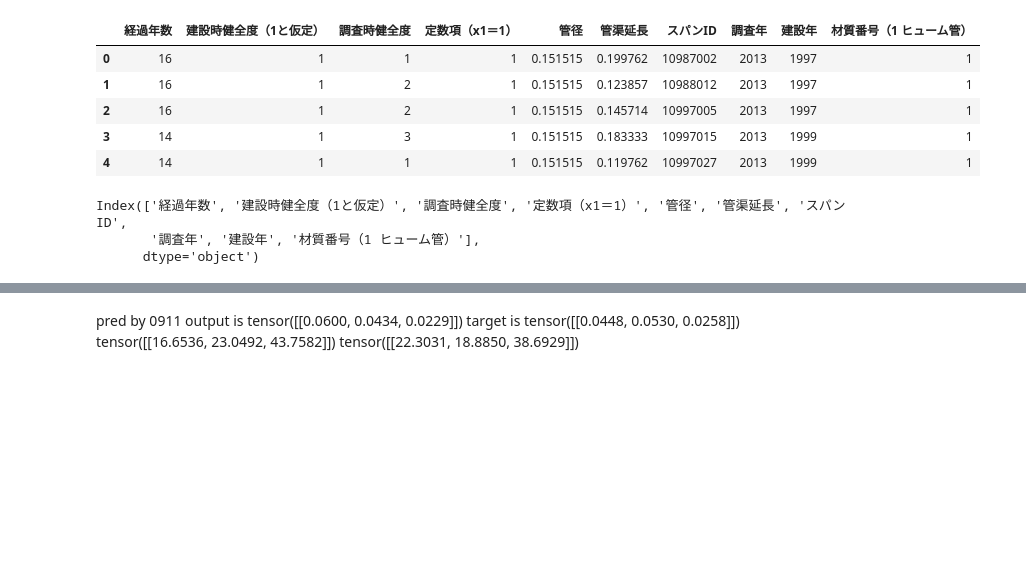
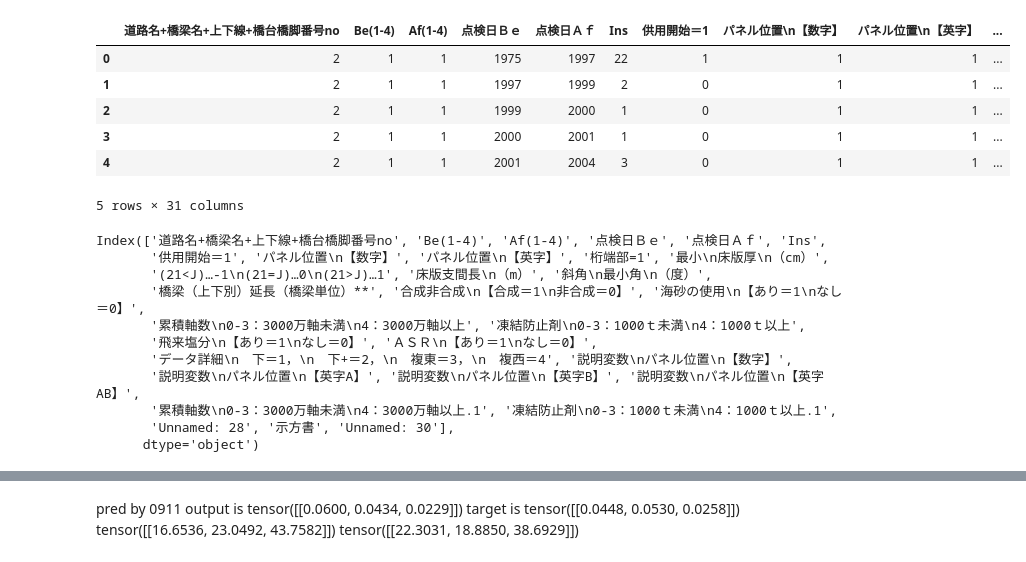
Before and after one commit to natsuki0720/CTMCxDeepSets, a Jupyter notebook: notebooks/evaluate_mixed_model_for_real_data_temp.ipynb, the cells around one changed output, grey strips where cells are left out. Drawn from its saved outputs; the diff is of its cells as text; code cells hidden in the pictures; blank space fills up the shorter version.

```diff
--- a/notebooks/evaluate_mixed_model_for_real_data_temp.ipynb
+++ b/notebooks/evaluate_mixed_model_for_real_data_temp.ipynb
@@ -65,25 +62,34 @@ DeepSets_varSets_forDiagnel(
   (out_fc3): Linear(in_features=64, out_features=3, bias=True)
 )
 # %%
-data_name = "suidou"
+data_name = "shoban"
 
 real_data_dir = f"../real_data/{data_name}.csv"
 if data_name == "RCBridge":
     df = pd.read_csv(real_data_dir, delimiter=",",header = None)
 else:
     df = pd.read_csv(real_data_dir, delimiter=",")
 display(df.head())
 print(df.columns)
 # %% [output]
-|  | 経過年数 | 建設時健全度（1と仮定） | 調査時健全度 | 定数項（x1＝1） | 管径 | 管渠延長 | スパンID | 調査年 | 建設年 | 材質番号（1 ヒューム管） |
-| 0 | 16 | 1 | 1 | 1 | 0.151515 | 0.199762 | 10987002 | 2013 | 1997 | 1 |
-| 1 | 16 | 1 | 2 | 1 | 0.151515 | 0.123857 | 10988012 | 2013 | 1997 | 1 |
-| 2 | 16 | 1 | 2 | 1 | 0.151515 | 0.145714 | 10997005 | 2013 | 1997 | 1 |
-| 3 | 14 | 1 | 3 | 1 | 0.151515 | 0.183333 | 10997015 | 2013 | 1999 | 1 |
-| 4 | 14 | 1 | 1 | 1 | 0.151515 | 0.119762 | 10997027 | 2013 | 1999 | 1 |
+|  | 道路名+橋梁名+上下線+橋台橋脚番号no | Be(1-4) | Af(1-4) | 点検日Ｂｅ | 点検日Ａｆ | Ins | 供用開始＝1 | パネル位置\n【数字】 | パネル位置\n【英字】 | ... |
+| 0 | 2 | 1 | 1 | 1975 | 1997 | 22 | 1 | 1 | 1 | ... |
+| 1 | 2 | 1 | 1 | 1997 | 1999 | 2 | 0 | 1 | 1 | ... |
+| 2 | 2 | 1 | 1 | 1999 | 2000 | 1 | 0 | 1 | 1 | ... |
+| 3 | 2 | 1 | 1 | 2000 | 2001 | 1 | 0 | 1 | 1 | ... |
+| 4 | 2 | 1 | 1 | 2001 | 2004 | 3 | 0 | 1 | 1 | ... |
-Index(['経過年数', '建設時健全度（1と仮定）', '調査時健全度', '定数項（x1＝1）', '管径', '管渠延長', 'スパンID',
-       '調査年', '建設年', '材質番号（1 ヒューム管）'],
-      dtype='object')
+5 rows × 31 columns
+Index(['道路名+橋梁名+上下線+橋台橋脚番号no', 'Be(1-4)', 'Af(1-4)', '点検日Ｂｅ', '点検日Ａｆ', 'Ins',
+       '供用開始＝1', 'パネル位置\n【数字】', 'パネル位置\n【英字】', '桁端部=1', '最小\n床版厚\n（cm）',
+       '(21<J)…-1\n(21=J)…0\n(21>J)…1', '床版支間長\n（m）', '斜角\n最小角\n（度）',
+       '橋梁（上下別）延長（橋梁単位）**', '合成非合成\n【合成＝1\n非合成＝0】', '海砂の使用\n【あり＝1\nなし＝0】',
+       '累積軸数\n0-3：3000万軸未満\n4：3000万軸以上', '凍結防止剤\n0-3：1000ｔ未満\n4：1000ｔ以上',
+       '飛来塩分\n【あり＝1\nなし＝0】', 'ＡＳＲ\n【あり＝1\nなし＝0】',
+       'データ詳細\n　下＝1，\n　下+＝2，\n　複東＝3，\n　複西＝4', '説明変数\nパネル位置\n【数字】',
+       '説明変数\nパネル位置\n【英字A】', '説明変数\nパネル位置\n【英字B】', '説明変数\nパネル位置\n【英字AB】',
+       '累積軸数\n0-3：3000万軸未満\n4：3000万軸以上.1', '凍結防止剤\n0-3：1000ｔ未満\n4：1000ｔ以上.1',
+       'Unnamed: 28', '示方書', 'Unnamed: 30'],
+      dtype='object')
 # %%
 if data_name == "suidou":
     df = df.rename(columns={'建設時健全度（1と仮定）': "pre", '調査時健全度': "post", '経過年数': "time"})
```
Also changed, not shown: parts of 9 cells of this notebook, 7 other files.
